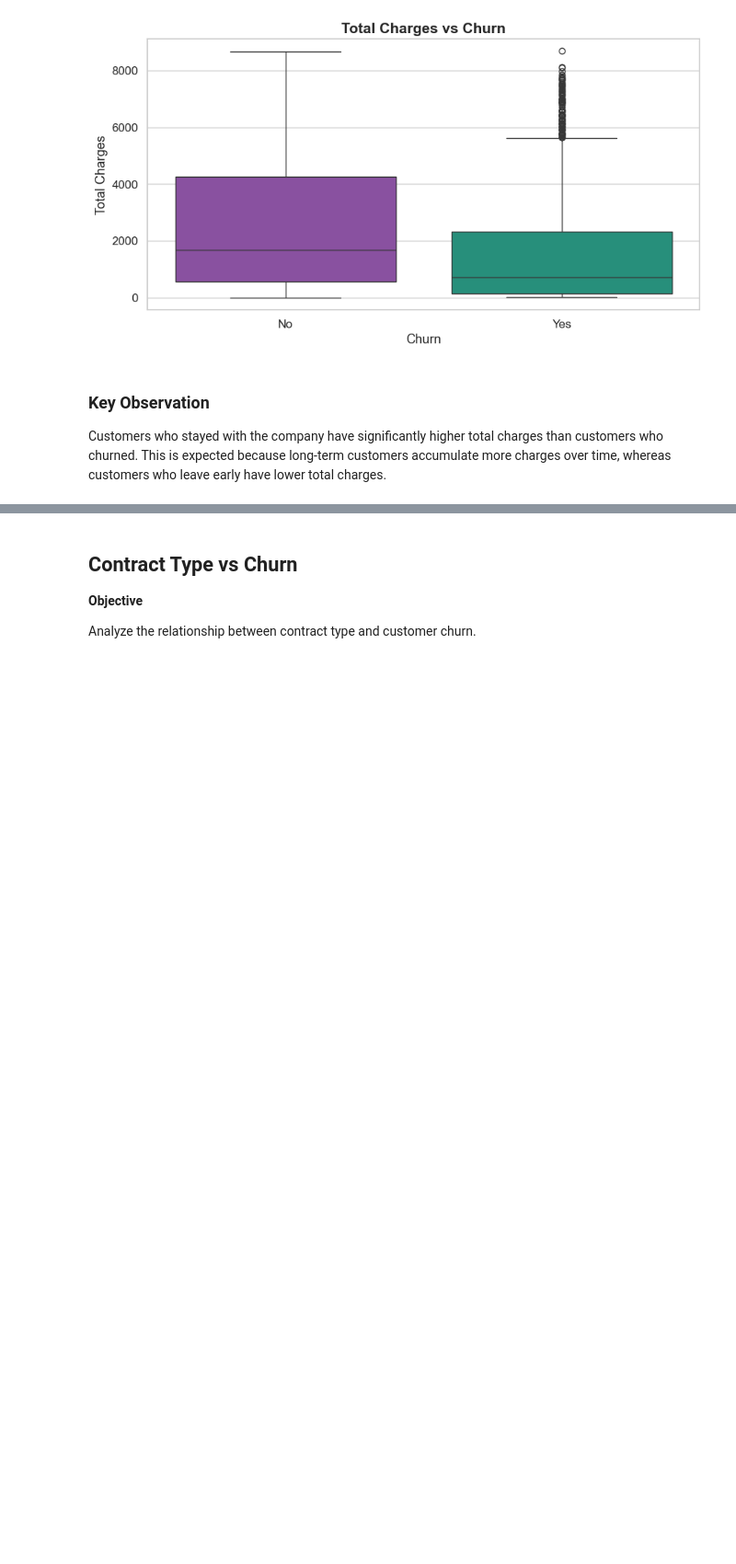
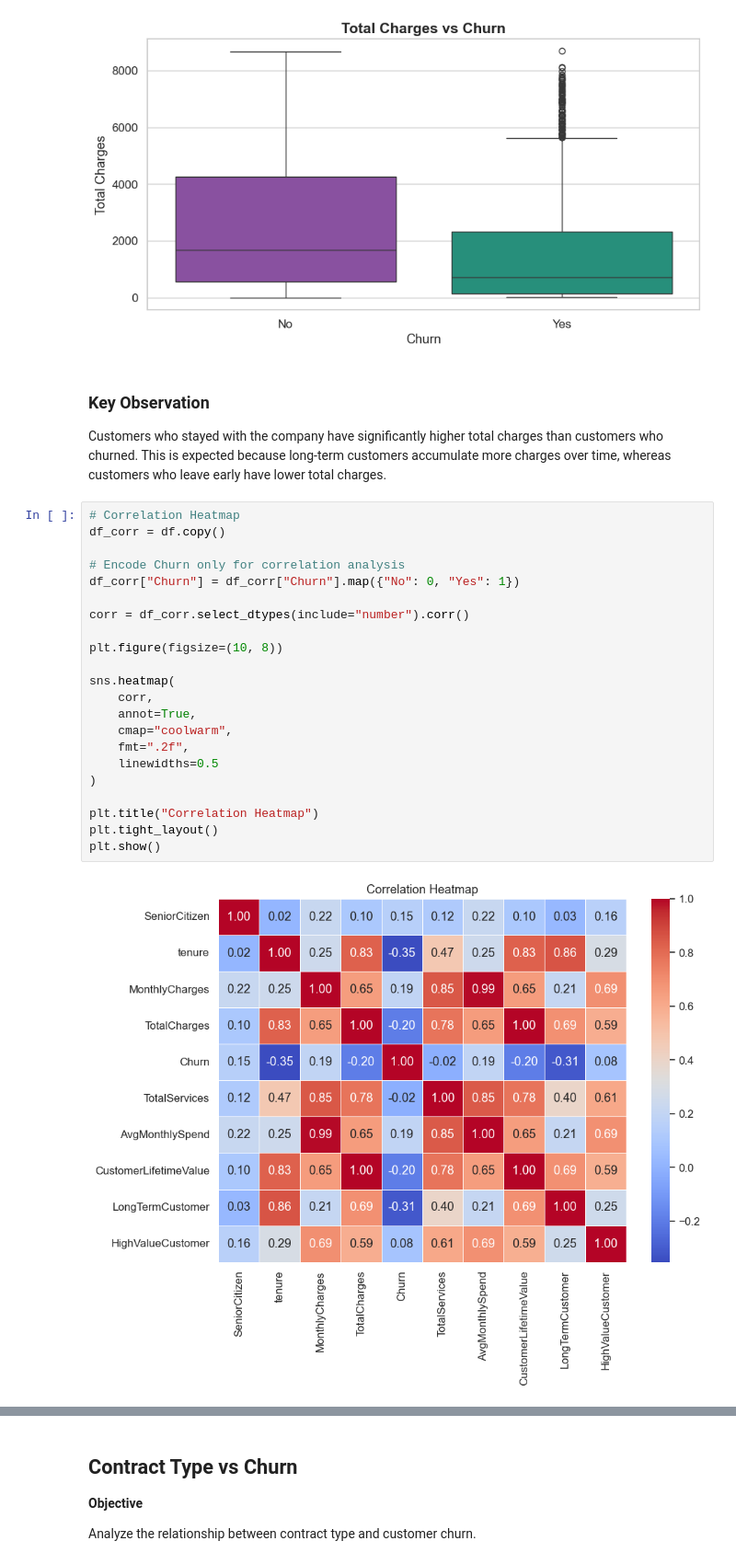
Before and after one commit to lakshmimallesh-dev/Customer-Churn-Prediction, a Jupyter notebook: Customer_Churn.ipynb, the cells around one changed output, grey strips where cells are left out. Shown at 92% size. Saved outputs shown, nothing was run; the diff lists cells and outputs as text; blank space fills up the shorter version.

```diff
--- a/Customer_Churn.ipynb
+++ b/Customer_Churn.ipynb
@@ -515,3 +503,27 @@ plt.show()
 ### Key Observation
 
 Customers who stayed with the company have significantly higher total charges than customers who churned. This is expected because long-term customers accumulate more charges over time, whereas customers who leave early have lower total charges.
+# %%
+# Correlation Heatmap
+df_corr = df.copy()
+
+# Encode Churn only for correlation analysis
+df_corr["Churn"] = df_corr["Churn"].map({"No": 0, "Yes": 1})
+
+corr = df_corr.select_dtypes(include="number").corr()
+
+plt.figure(figsize=(10, 8))
+
+sns.heatmap(
+    corr,
+    annot=True,
+    cmap="coolwarm",
+    fmt=".2f",
+    linewidths=0.5
+)
+
+plt.title("Correlation Heatmap")
+plt.tight_layout()
+plt.show()
+# %% [output]
+[figure, added]
```
Also changed, not shown: parts of 12 cells of this notebook, 3 other files.
